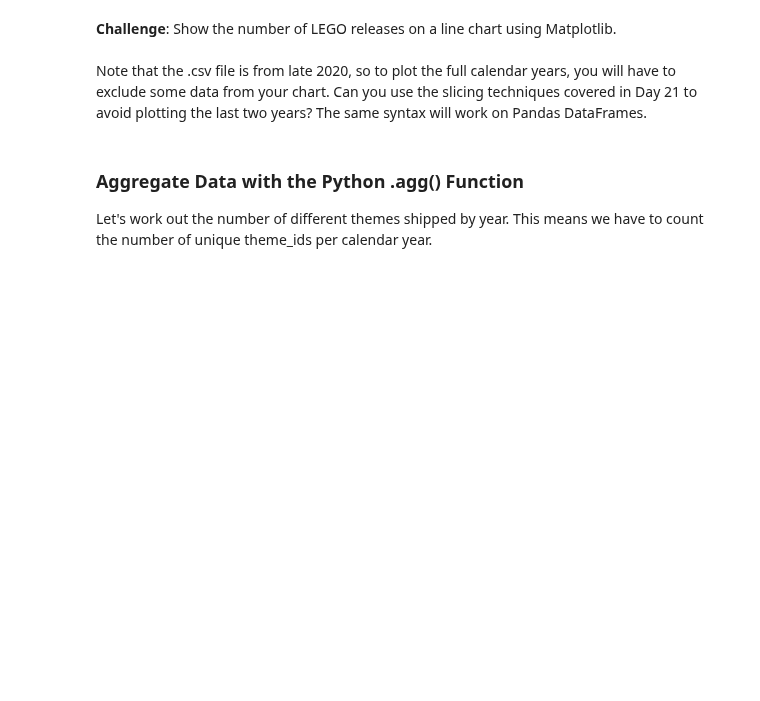
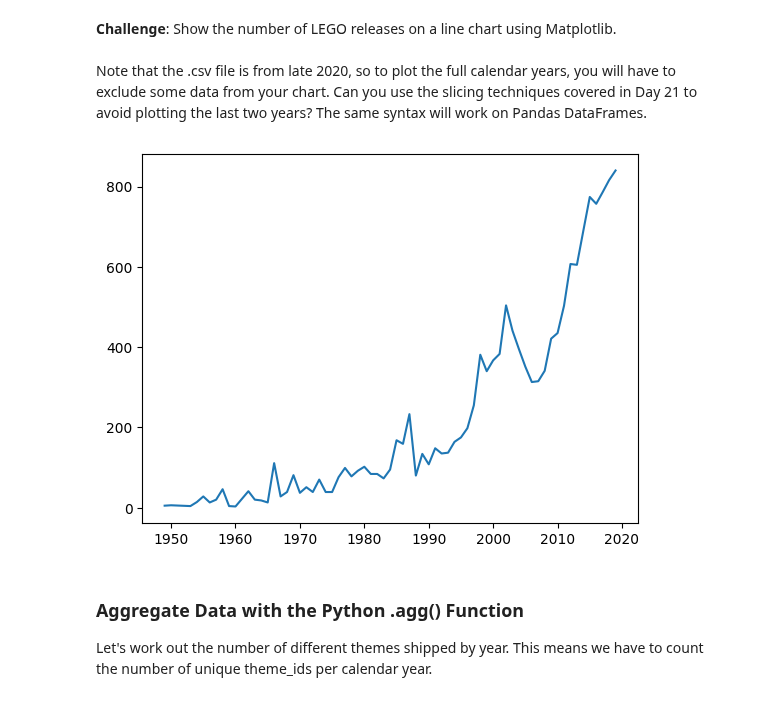
Before and after one commit to shadow19941019/100_day_of_code, a Jupyter notebook: Lego_Analysis_for_Course_(start).ipynb, the cells around one changed output. Cells and saved outputs as stored; diff of their text form; code cells hidden in the pictures; blank space fills up the shorter version.

```diff
--- a/Lego_Analysis_for_Course_(start).ipynb
+++ b/Lego_Analysis_for_Course_(start).ipynb
@@ -41,3 +72,5 @@ A lego set is a particular box of LEGO or product. Therefore, a single theme typ
 The <code>sets.csv</code> data contains a list of sets over the years and the number of parts that each of these sets contained.
 
 **Challenge**: Read the sets.csv data and take a look at the first and last couple of rows.
+# %%
+sets=pd.read_csv('sets.csv')
@@ -50,2 +118,6 @@ The <code>sets.csv</code> data contains a list of sets over the years and the nu
 # %% [markdown]
 **Challenge**: Use <code>.groupby()</code> and <code>.count()</code> to show the number of LEGO sets released year-on-year. How do the number of sets released in 1955 compare to the number of sets released in 2019?
+# %%
+sets_by_years=sets.groupby('year').count()
+sets_by_years.loc[[1955,2019]]
+sets_by_years
@@ -53,6 +140,11 @@ The <code>sets.csv</code> data contains a list of sets over the years and the nu
 **Challenge**: Show the number of LEGO releases on a line chart using Matplotlib. <br>
 <br>
 Note that the .csv file is from late 2020, so to plot the full calendar years, you will have to exclude some data from your chart. Can you use the slicing techniques covered in Day 21 to avoid plotting the last two years? The same syntax will work on Pandas DataFrames.
+# %%
+plt.plot(sets_by_years[:-2].index,sets_by_years[:-2]['set_num'])
+plt.show()
+# %% [output]
+[figure, added]
 # %% [markdown]
 ### Aggregate Data with the Python .agg() Function
 
```
Also changed, not shown: parts of 15 cells of this notebook.
